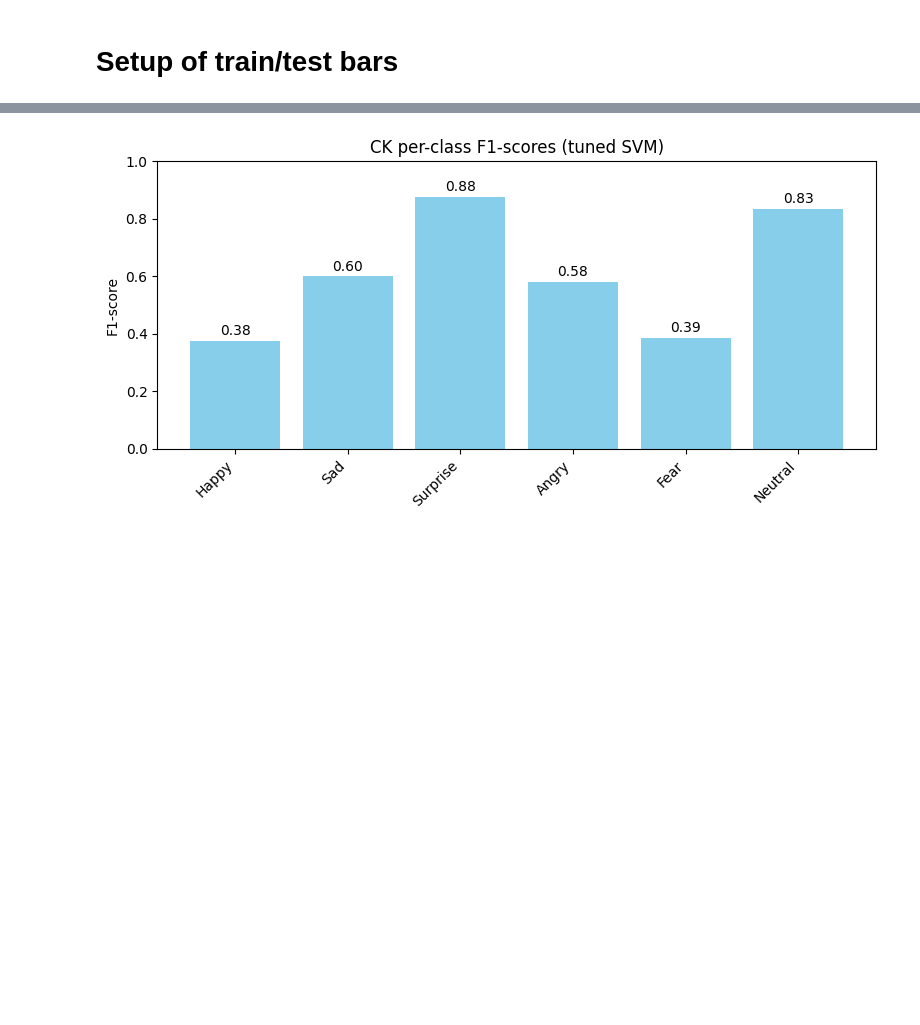
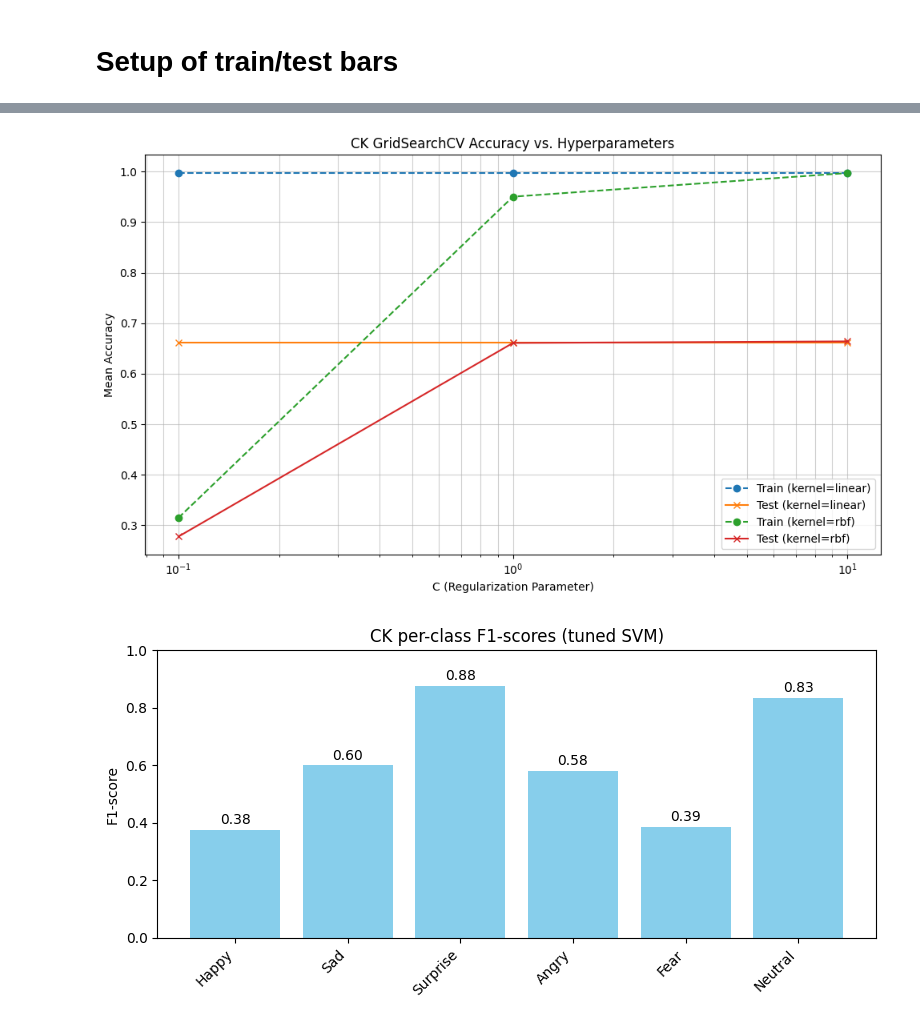
Before and after one commit to RamyAkin/AI-Models, a Jupyter notebook: FERRASaidi.ipynb, the cells around one changed output, grey strips where cells are left out. Cells and saved outputs as stored; diff of their text form; code cells hidden in the pictures; blank space fills up the shorter version.

```diff
--- a/FERRASaidi.ipynb
+++ b/FERRASaidi.ipynb
@@ -425,3 +459,7 @@ plot_per_class_f1(
+# %%
+plot_grid_search_results(grid_ck, "CK GridSearchCV Accuracy vs. Hyperparameters")
+# %% [output]
+[figure, added]
 # %%
 # CK tuned F1 bar chart
 plot_per_class_f1(
```
Also changed, not shown: parts of 8 cells of this notebook.
